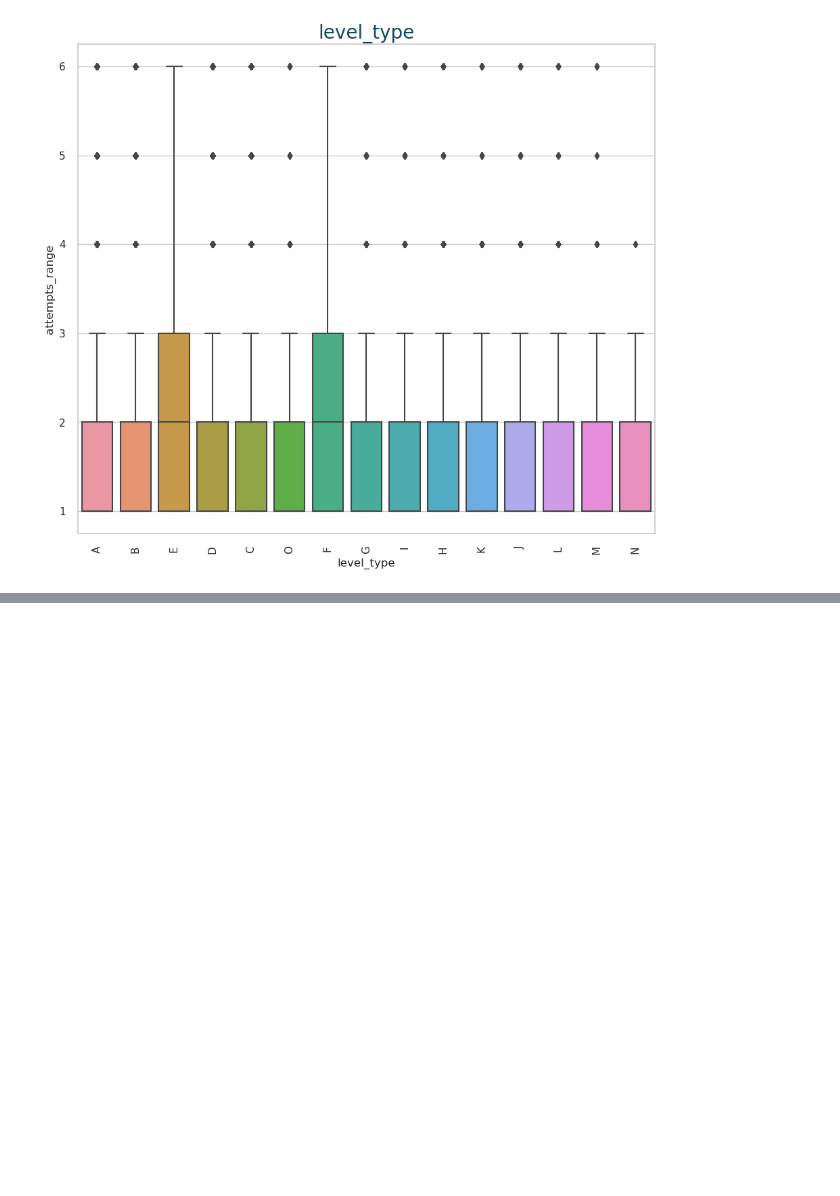
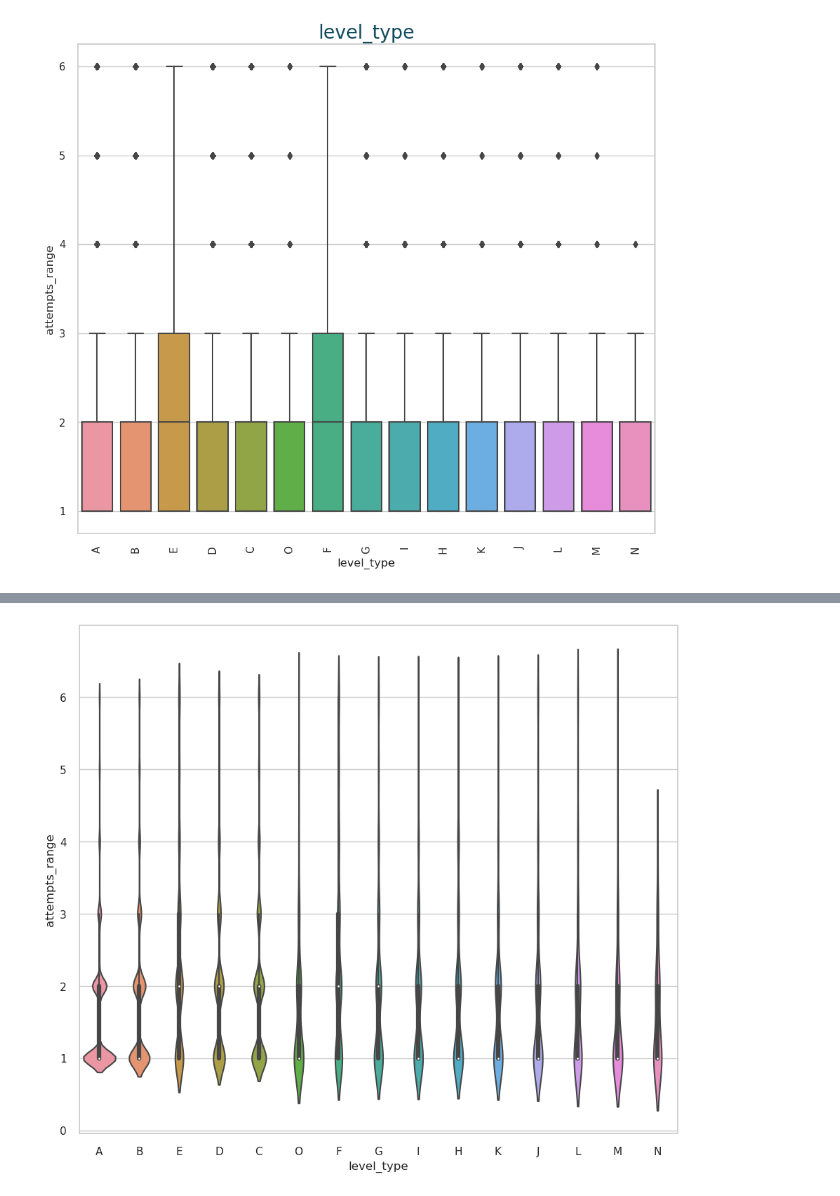
Before and after one commit to YeisonAndreyLiCe/machine_learning_classification, a Jupyter notebook: notebooks/visualizations.ipynb, the cells around one changed output, grey strips where cells are left out. Drawn from its saved outputs; the diff is of its cells as text; code cells hidden in the pictures; blank space fills up the shorter version.

```diff
--- a/notebooks/visualizations.ipynb
+++ b/notebooks/visualizations.ipynb
@@ -81,0 +96,8 @@ for col in cat_features:
+# %%
+ax = sns.violinplot(
+    data=df,
+    x="level_type",
+    y="attempts_range",
+)
+# %% [output]
+[figure, added]
```
Also changed, not shown: parts of 1 cell of this notebook, 6 other files.
